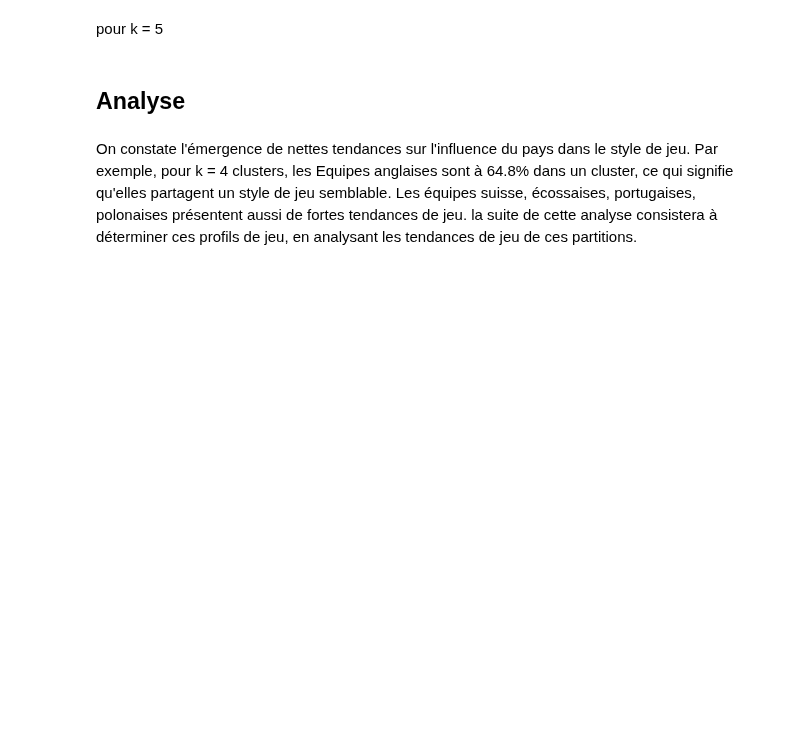
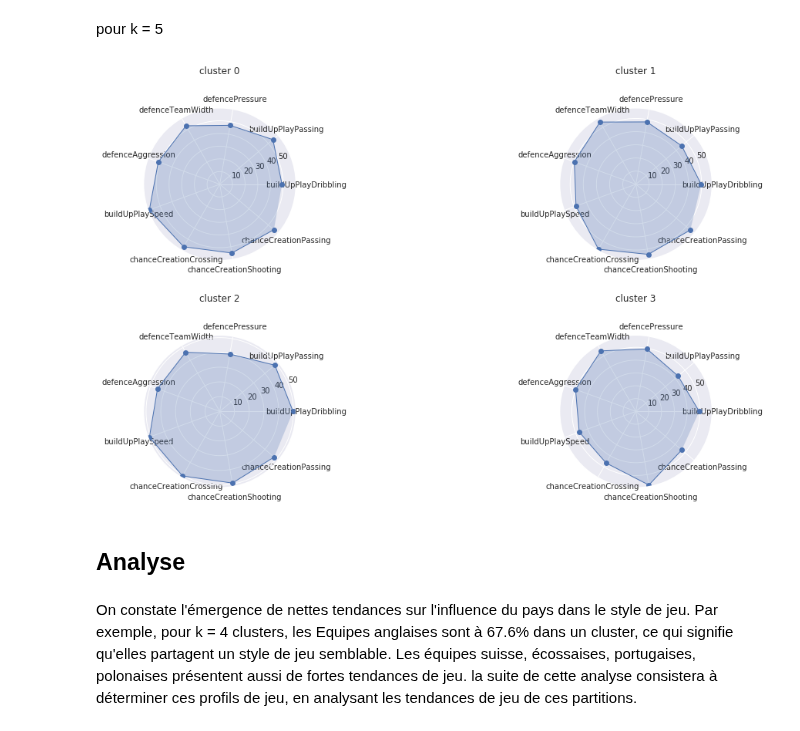
Before and after one commit to chubby47/kaggle_soccer, a Jupyter notebook: problematique_1.ipynb, the cells around one changed output. Saved outputs shown, nothing was run; the diff lists cells and outputs as text; code cells hidden in the pictures; blank space fills up the shorter version.

```diff
--- a/problematique_1.ipynb
+++ b/problematique_1.ipynb
@@ -457,7 +462,28 @@ pour k = 4
 #code
 # %% [markdown]
 pour k = 5
+# %%
+index = 1
+angles=np.linspace(0, 2*np.pi, len(attributes), endpoint=False)
+fig = plt.figure(figsize=(15,15))
+plt.subplots_adjust(left=0, bottom=0, right=1, top=1, wspace=0, hspace=0.5)
+#plt.subplots_adjust(left=4, bottom=10, right=5, top=11, wspace=0, hspace=0.1)
+for i in model1.clusters:
+    stats = []
+    for attribut in attributes:
+        stats.append(model1.clusters[i][attribut].mean())
+    ax = fig.add_subplot(4, 2, index, polar=True)
+    ax.plot(angles, stats, 'o-', linewidth=1)
+    ax.fill(angles, stats, alpha=0.25)
+    ax.set_thetagrids(angles * 180/np.pi, attributes)
+    ax.set_title("cluster "+str(i))
+    ax.title.set_position([.5, 1.2])
+    ax.grid(True)
+    index += 1
+plt.show()
+# %% [output]
+[figure, added]
 # %% [markdown]
 ## Analyse
 # %% [markdown]
-On constate l'émergence de nettes tendances sur l'influence du pays dans le style de jeu. Par exemple, pour k = 4 clusters, les Equipes anglaises sont à 64.8% dans un cluster, ce qui signifie qu'elles partagent un style de jeu semblable. Les équipes suisse, écossaises, portugaises, polonaises présentent aussi de fortes tendances de jeu. la suite de cette analyse consistera à déterminer ces profils de jeu, en analysant les tendances de jeu de ces partitions.
+On constate l'émergence de nettes tendances sur l'influence du pays dans le style de jeu. Par exemple, pour k = 4 clusters, les Equipes anglaises sont à 67.6% dans un cluster, ce qui signifie qu'elles partagent un style de jeu semblable. Les équipes suisse, écossaises, portugaises, polonaises présentent aussi de fortes tendances de jeu. la suite de cette analyse consistera à déterminer ces profils de jeu, en analysant les tendances de jeu de ces partitions.
```
Also changed, not shown: parts of 5 cells of this notebook.
